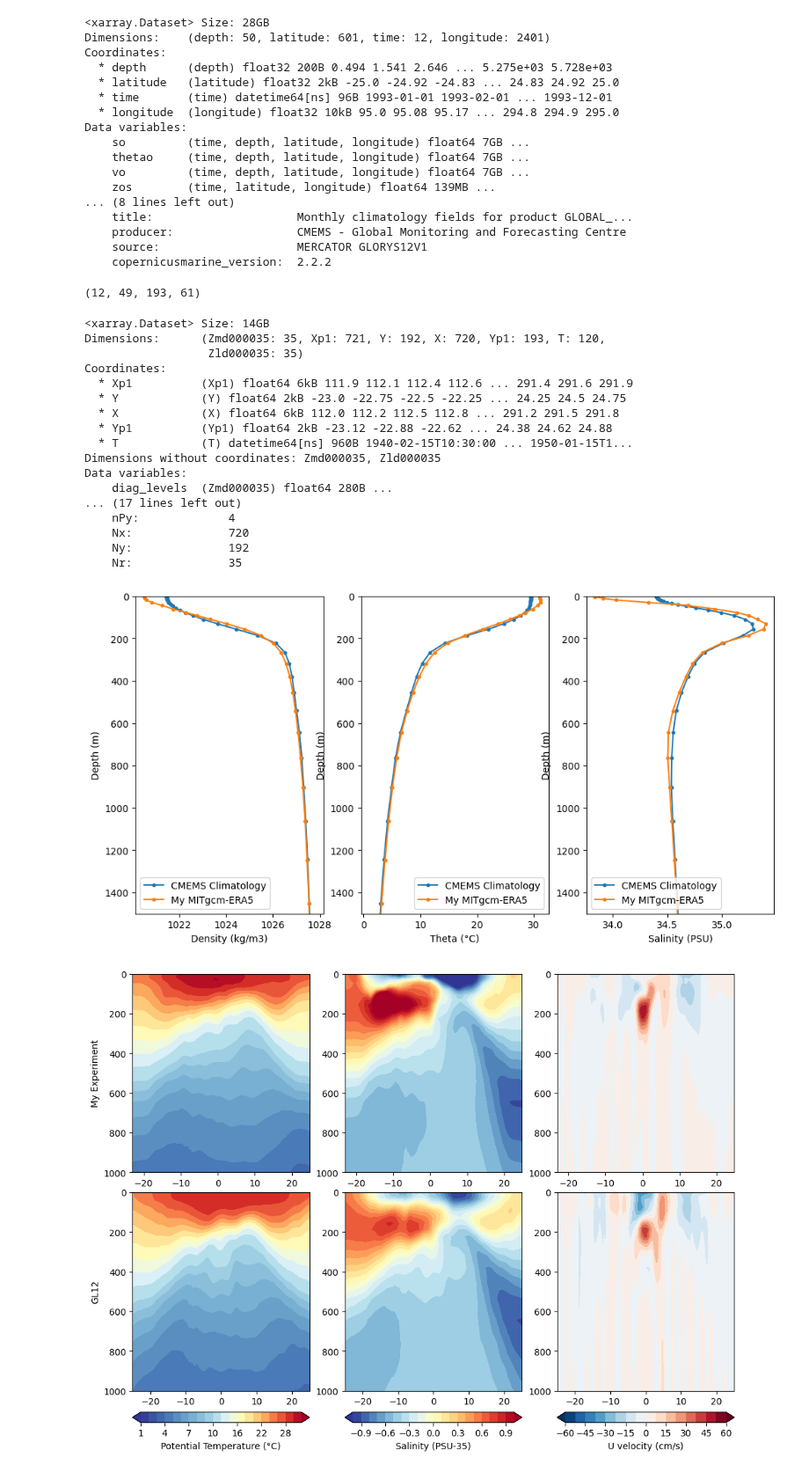
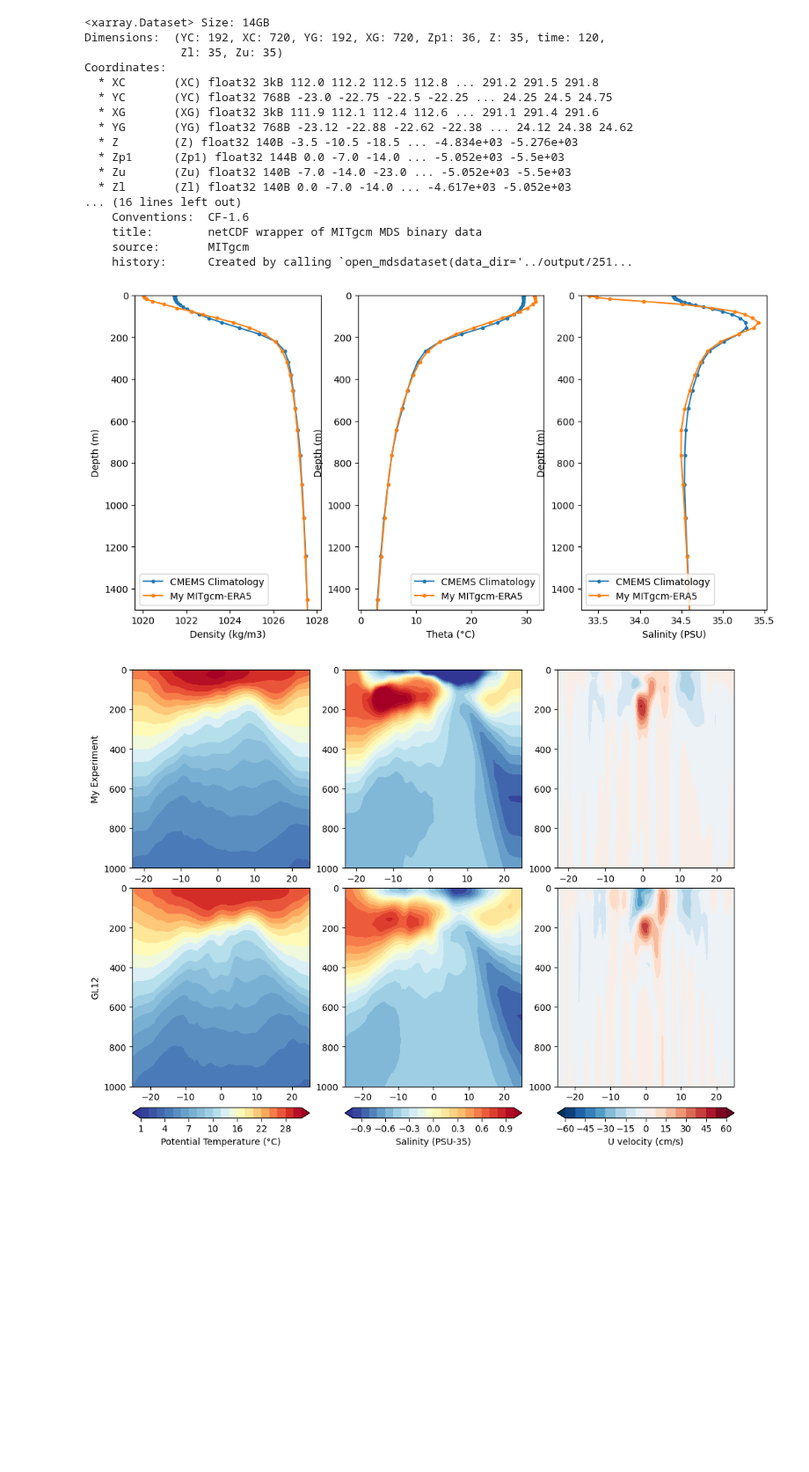
Before and after one commit to FattyZH/eqp-dlfv-mitgcm-era5, a Jupyter notebook: script/cmp.ipynb, the cells around one changed output. Shown at 88% size. Saved outputs shown, nothing was run; the diff lists cells and outputs as text; code cells hidden in the pictures; blank space fills up the shorter version.

```diff
--- a/script/cmp.ipynb
+++ b/script/cmp.ipynb
@@ -3,18 +13,17 @@ import xarray as xr
 import numpy as np
 import matplotlib.pyplot as plt
 import seawater as sw
+from mit_utils import open_mds
 path = '../../data/'
 pclim = path+'cmems_climatology_mon.nc'
-path = '../output/251212/'
+path = '../output/251214_121401/'
 pgrid = path+'grid.nc'
 pdync = path+'dync.nc'
 tl,zl,yl,xl = slice(None),slice(-1),slice(-8,8),slice(155,160)
 
 with xr.open_dataset(pclim) as clim:
-    display(clim)
     t = clim['thetao'][tl,zl].loc[:,:,yl,xl]
     s = clim['so'][tl,zl].loc[:,:,yl,xl]
-    print(t.shape)
     to = t.mean(['time','latitude','longitude']).values
     so = s.mean(['time','latitude','longitude']).values
     dep = clim['depth'][zl].values
@@ -25,82 +34,62 @@ with xr.open_dataset(pclim) as clim:
         lev += dr[i]
 pdo = sw.dens0(so,to)
 
-with xr.open_dataset(pgrid) as grid:
-    z = -grid['Z'].values
-    dz = grid['Zl'].values-grid['Zu'].values
-i = 29
 tl,zl = slice(-12,None),slice(None)
-with xr.open_dataset(pdync) as dync:
+with open_mds(path,prefix='dync',ref_date='1940-01-16') as dync:
     display(dync)
     t = dync['THETA'][tl].loc[:,zl,yl,xl]
     s = dync['SALT'][tl].loc[:,zl,yl,xl]
     t,s = t.where(t), s.where(s)
-    t = t.mean(['T','Y','X']).values
-    s = s.mean(['T','Y','X']).values
+    dims = [t.dims[i] for i in [0,2,3]]
+    t = t.mean(dims).values
+    s = s.mean(dims).values
     u = dync['UVEL'][tl].loc[:,zl,yl,xl]
     x = u[u.dims[3]].values
     y = u[u.dims[2]].values
+    z = u[u.dims[1]].values
 pd = sw.dens0(s,t)
 plt.figure(figsize=(12,6))
 plt.subplot(131)
 plt.plot(pdo,dep,marker='.',label='CMEMS Climatology')
-plt.plot(pd,z,marker='.',label='My MITgcm-ERA5')
+plt.plot(pd,-z,marker='.',label='My MITgcm-ERA5')
 plt.xlabel('Density (kg/m3)')
 plt.ylabel('Depth (m)')
 plt.ylim(1500,0)
 plt.legend()
 plt.subplot(132)
 plt.plot(to,dep,marker='.',label='CMEMS Climatology')
-plt.plot(t,z,marker='.',label='My MITgcm-ERA5')
+plt.plot(t,-z,marker='.',label='My MITgcm-ERA5')
 plt.xlabel('Theta (°C)')
 plt.ylabel('Depth (m)')
 plt.ylim(1500,0)
 plt.legend()
 plt.subplot(133)
 plt.plot(so,dep,marker='.',label='CMEMS Climatology')
-plt.plot(s,z,marker='.',label='My MITgcm-ERA5')
+plt.plot(s,-z,marker='.',label='My MITgcm-ERA5')
 plt.xlabel('Salinity (PSU)')
 plt.ylabel('Depth (m)')
 plt.ylim(1500,0)
 plt.legend()
 plt.savefig(path+'profile.png',dpi=300)
 # %% [output]
-<xarray.Dataset> Size: 28GB
-Dimensions:    (depth: 50, latitude: 601, time: 12, longitude: 2401)
+<xarray.Dataset> Size: 14GB
+Dimensions:  (YC: 192, XC: 720, YG: 192, XG: 720, Zp1: 36, Z: 35, time: 120,
+              Zl: 35, Zu: 35)
 Coordinates:
-  * depth      (depth) float32 200B 0.494 1.541 2.646 ... 5.275e+03 5.728e+03
-  * latitude   (latitude) float32 2kB -25.0 -24.92 -24.83 ... 24.83 24.92 25.0
-  * time       (time) datetime64[ns] 96B 1993-01-01 1993-02-01 ... 1993-12-01
-  * longitude  (longitude) float32 10kB 95.0 95.08 95.17 ... 294.8 294.9 295.0
-Data variables:
-    so         (time, depth, latitude, longitude) float64 7GB ...
-    thetao     (time, depth, latitude, longitude) float64 7GB ...
-    vo         (time, depth, latitude, longitude) float64 7GB ...
-    zos        (time, latitude, longitude) float64 139MB ...
-... (8 lines left out)
-    title:                     Monthly climatology fields for product GLOBAL_...
-    producer:                  CMEMS - Global Monitoring and Forecasting Centre
-    source:                    MERCATOR GLORYS12V1
-    copernicusmarine_version:  2.2.2
+  * XC       (XC) float32 3kB 112.0 112.2 112.5 112.8 ... 291.2 291.5 291.8
+  * YC       (YC) float32 768B -23.0 -22.75 -22.5 -22.25 ... 24.25 24.5 24.75
+  * XG       (XG) float32 3kB 111.9 112.1 112.4 112.6 ... 291.1 291.4 291.6
+  * YG       (YG) float32 768B -23.12 -22.88 -22.62 -22.38 ... 24.12 24.38 24.62
+  * Z        (Z) float32 140B -3.5 -10.5 -18.5 ... -4.834e+03 -5.276e+03
+  * Zp1      (Zp1) float32 144B 0.0 -7.0 -14.0 ... -5.052e+03 -5.5e+03
+  * Zu       (Zu) float32 140B -7.0 -14.0 -23.0 ... -5.052e+03 -5.5e+03
+  * Zl       (Zl) float32 140B 0.0 -7.0 -14.0 ... -4.617e+03 -5.052e+03
+... (16 lines left out)
+    Conventions:  CF-1.6
+    title:        netCDF wrapper of MITgcm MDS binary data
+    source:       MITgcm
+    history:      Created by calling `open_mdsdataset(data_dir='../output/251...
-(12, 49, 193, 61)
-<xarray.Dataset> Size: 14GB
-Dimensions:      (Zmd000035: 35, Xp1: 721, Y: 192, X: 720, Yp1: 193, T: 120,
-                  Zld000035: 35)
-Coordinates:
-  * Xp1          (Xp1) float64 6kB 111.9 112.1 112.4 112.6 ... 291.4 291.6 291.9
-  * Y            (Y) float64 2kB -23.0 -22.75 -22.5 -22.25 ... 24.25 24.5 24.75
-  * X            (X) float64 6kB 112.0 112.2 112.5 112.8 ... 291.2 291.5 291.8
-  * Yp1          (Yp1) float64 2kB -23.12 -22.88 -22.62 ... 24.38 24.62 24.88
-  * T            (T) datetime64[ns] 960B 1940-02-15T10:30:00 ... 1950-01-15T1...
-Dimensions without coordinates: Zmd000035, Zld000035
-Data variables:
-    diag_levels  (Zmd000035) float64 280B ...
-... (17 lines left out)
-    nPy:             4
-    Nx:              720
-    Ny:              192
-    Nr:              35
-[figure, old version]
+[figure, new version]
 # %%
 import xarray as xr
 import numpy as np
```
Also changed, not shown: parts of 2 cells of this notebook, 5 other files.
